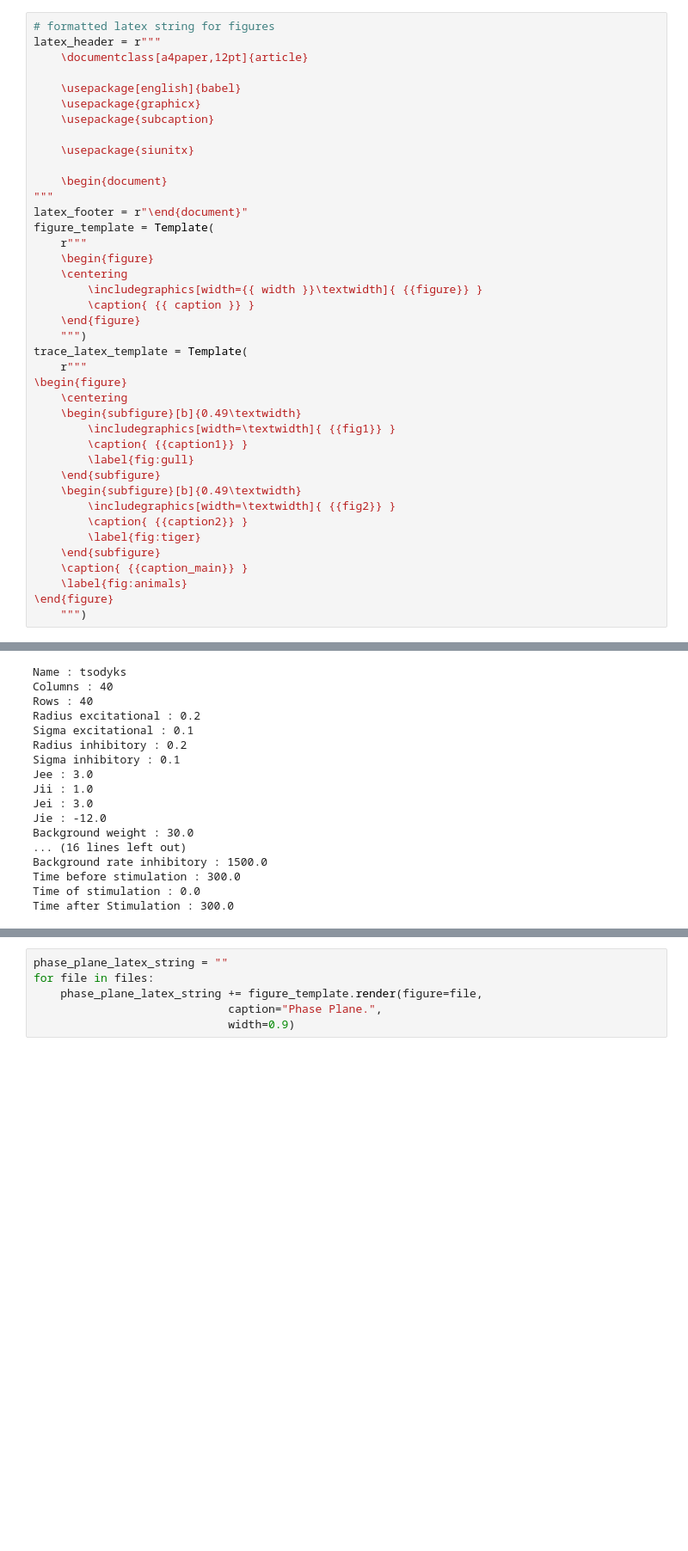
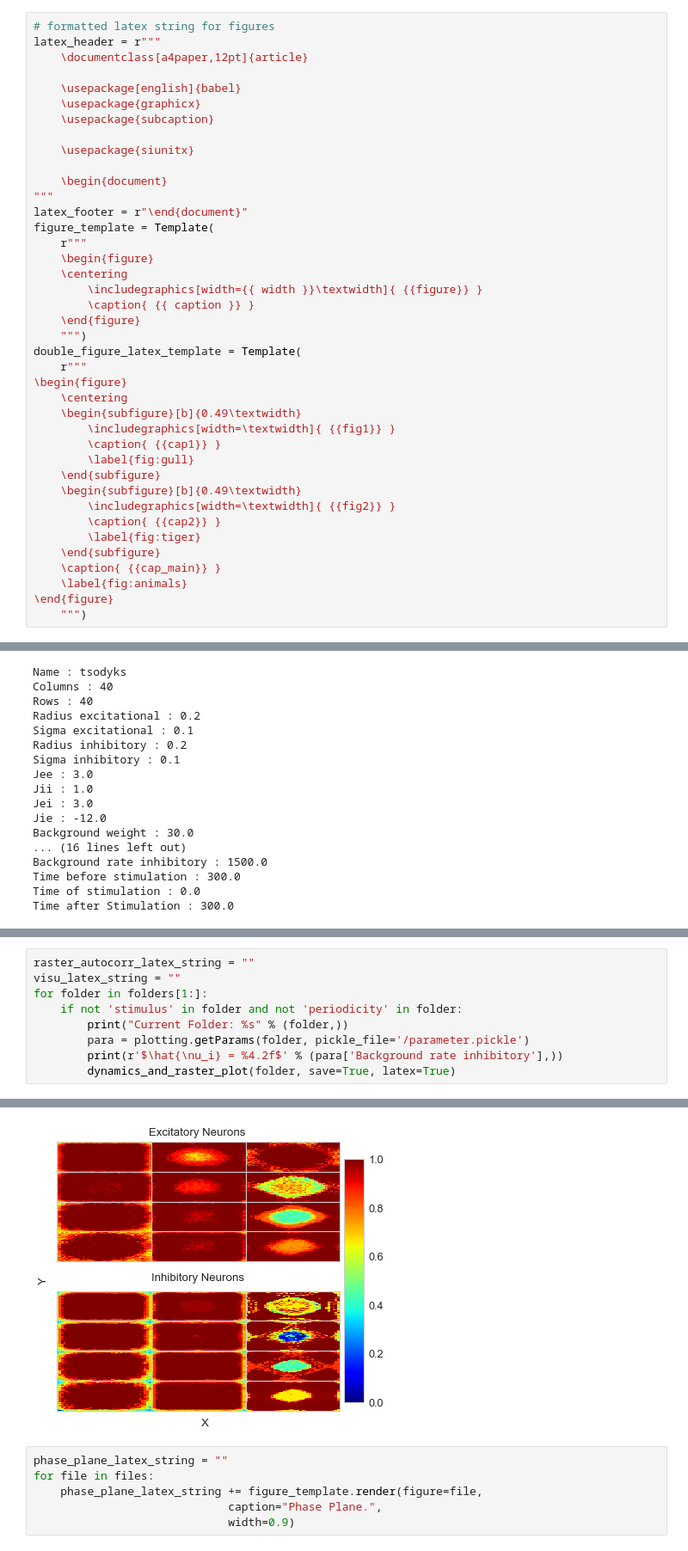
Before and after one commit to A13k2/Magic, a Jupyter notebook: pickle/phase_plane_analysis.ipynb, the cells around one changed output, grey strips where cells are left out. Shown at 86% size. Drawn from its saved outputs; the diff is of its cells as text; blank space fills up the shorter version.

```diff
--- a/pickle/phase_plane_analysis.ipynb
+++ b/pickle/phase_plane_analysis.ipynb
@@ -43,21 +56,21 @@ figure_template = Template(
         \caption{ {{ caption }} }
     \end{figure}
     """)
-trace_latex_template = Template(
+double_figure_latex_template = Template(
     r"""
 \begin{figure}
     \centering
     \begin{subfigure}[b]{0.49\textwidth}
         \includegraphics[width=\textwidth]{ {{fig1}} }
-        \caption{ {{caption1}} }
+        \caption{ {{cap1}} }
         \label{fig:gull}
     \end{subfigure}
     \begin{subfigure}[b]{0.49\textwidth}
         \includegraphics[width=\textwidth]{ {{fig2}} }
-        \caption{ {{caption2}} }
+        \caption{ {{cap2}} }
         \label{fig:tiger}
     \end{subfigure}
-    \caption{ {{caption_main}} }
+    \caption{ {{cap_main}} }
     \label{fig:animals}
 \end{figure}
     """)
@@ -216,0 +219,10 @@ Matrix has 10 * 10 = 100 entries.
+# %%
+raster_autocorr_latex_string = ""
+visu_latex_string = ""
+for folder in folders[1:]:
+    if not 'stimulus' in folder and not 'periodicity' in folder:
+        print("Current Folder: %s" % (folder,))
+        para = plotting.getParams(folder, pickle_file='/parameter.pickle')
+        print(r'$\hat{\nu_i} = %4.2f$' % (para['Background rate inhibitory'],))
+        dynamics_and_raster_plot(folder, save=True, latex=True)
+# %% [output]
@@ -217,3 +232,4 @@ Matrix has 10 * 10 = 100 entries.
+[figure, added]
 # %%
 phase_plane_latex_string = ""
 for file in files:
```
Also changed, not shown: parts of 18 cells of this notebook, 2 other files.
